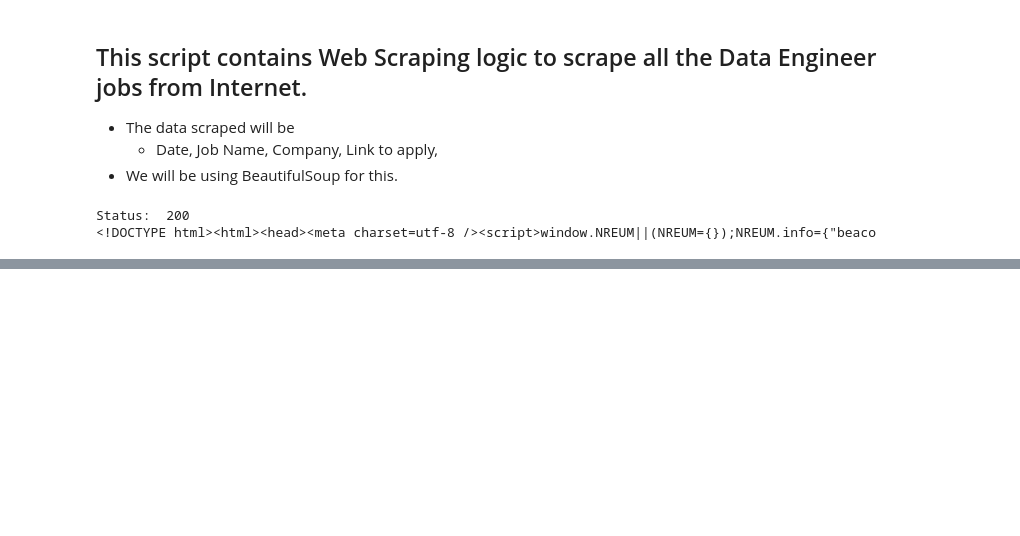
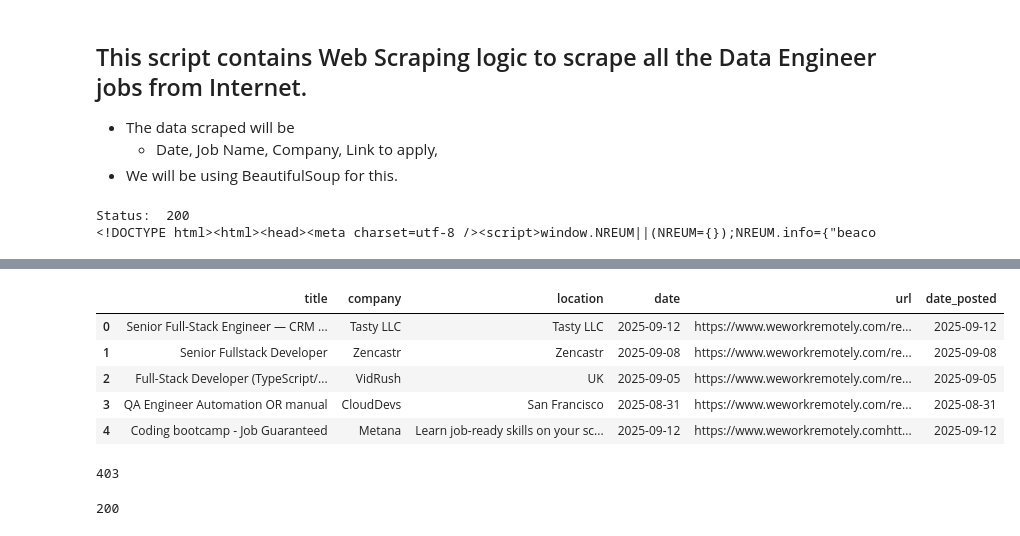
Before and after one commit to dineshmiriyala/scrape-labs, a Jupyter notebook: notebooks/Web_Scraping_DE_jobs.ipynb, the cells around one changed output, grey strips where cells are left out. Saved outputs shown, nothing was run; the diff lists cells and outputs as text; code cells hidden in the pictures; blank space fills up the shorter version.

Commit message:
Done with script-Code Refactoring, Bug Fixes Left

```diff
--- a/notebooks/Web_Scraping_DE_jobs.ipynb
+++ b/notebooks/Web_Scraping_DE_jobs.ipynb
@@ -15,3 +21,19 @@ print(response.text[:100])
 # %% [output]
 Status:  200
 <!DOCTYPE html><html><head><meta charset=utf-8 /><script>window.NREUM||(NREUM={});NREUM.info={"beaco
+# %%
+
+def parse_relative_date(date_string):
+    """
+    In weworkremotely site the instead of date posted
+    how many days ago the job posted was used, so
+    this function is used to convert back to date
+    :param date_string: how many days ago the job posted
+    :return: date (%Y-%m-%d)
+    """
+    now = datetime.now()
+    if "d" in date_string:
+        days = int(date_string.replace("d", ""))
+        return (now - timedelta(days=days)).strftime("%Y-%m-%d")
+    else:
+        return now.strftime("%Y-%m-%d")
@@ -17,0 +88,5 @@ Status:  200
+# %%
+url = "https://weworkremotely.com/remote-jobs"
+df = scraper_main_page(url)
+df.head()
+# %% [output]
@@ -17,0 +95,6 @@ Status:  200
+|  | title | company | location | date | url | date_posted |
+| 0 | Senior Full-Stack Engineer — CRM ... | Tasty LLC | Tasty LLC | 2025-09-12 | https://www.weworkremotely.com/re... | 2025-09-12 |
+| 1 | Senior Fullstack Developer | Zencastr | Zencastr | 2025-09-08 | https://www.weworkremotely.com/re... | 2025-09-08 |
+| 2 | Full-Stack Developer (TypeScript/... | VidRush | UK | 2025-09-05 | https://www.weworkremotely.com/re... | 2025-09-05 |
+| 3 | QA Engineer Automation OR manual | CloudDevs | San Francisco | 2025-08-31 | https://www.weworkremotely.com/re... | 2025-08-31 |
+| 4 | Coding bootcamp - Job Guaranteed | Metana | Learn job-ready skills on your sc... | 2025-09-12 | https://www.weworkremotely.comhtt... | 2025-09-12 |
@@ -17,0 +103,5 @@ Status:  200
+# %%
+sample_url_scrape = requests.get(sample_url)
+print(sample_url_scrape.status_code)
+# %% [output]
+403
@@ -17,0 +115,5 @@ Status:  200
+# %%
+sample_url_scrape = requests.get(sample_url, headers=headers)
+print(sample_url_scrape.status_code)
+# %% [output]
+200
```
Also changed, not shown: parts of 34 cells of this notebook, 6 other files.
